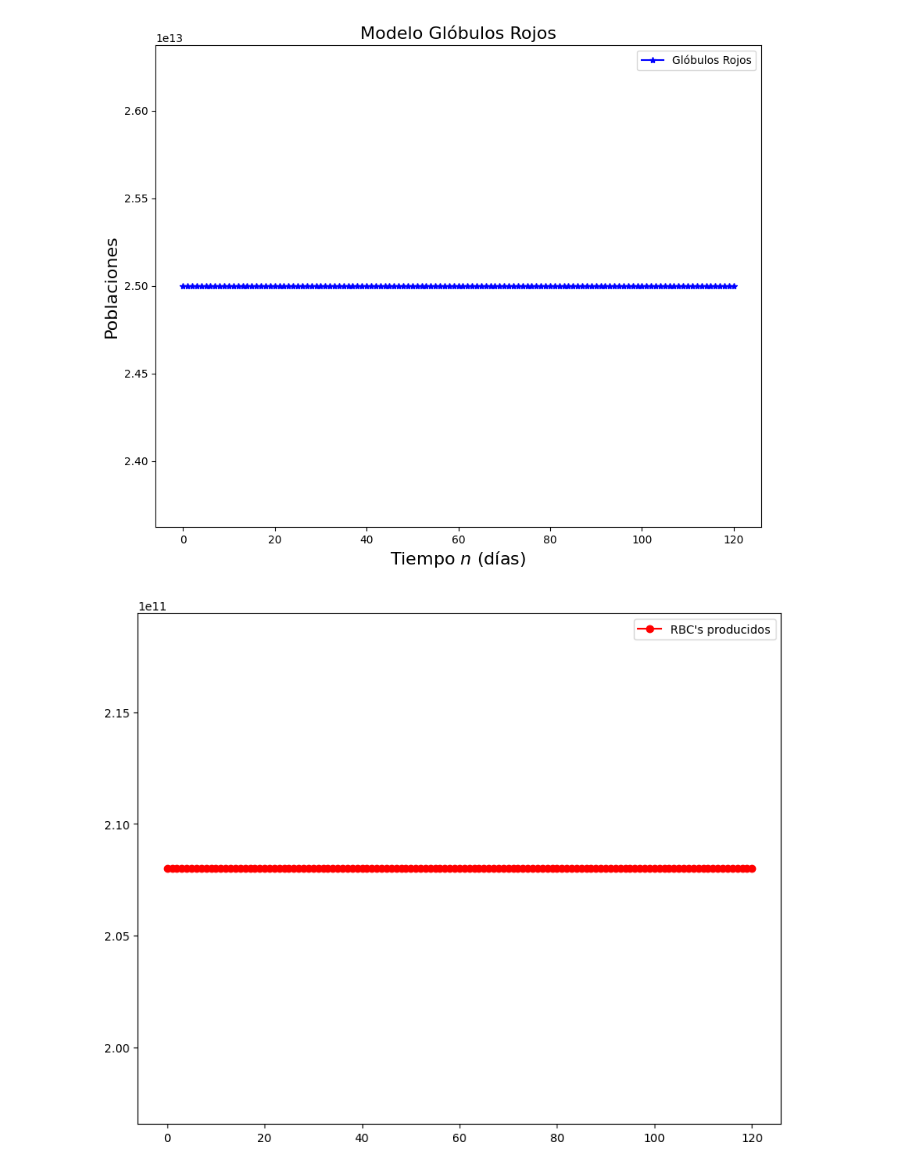
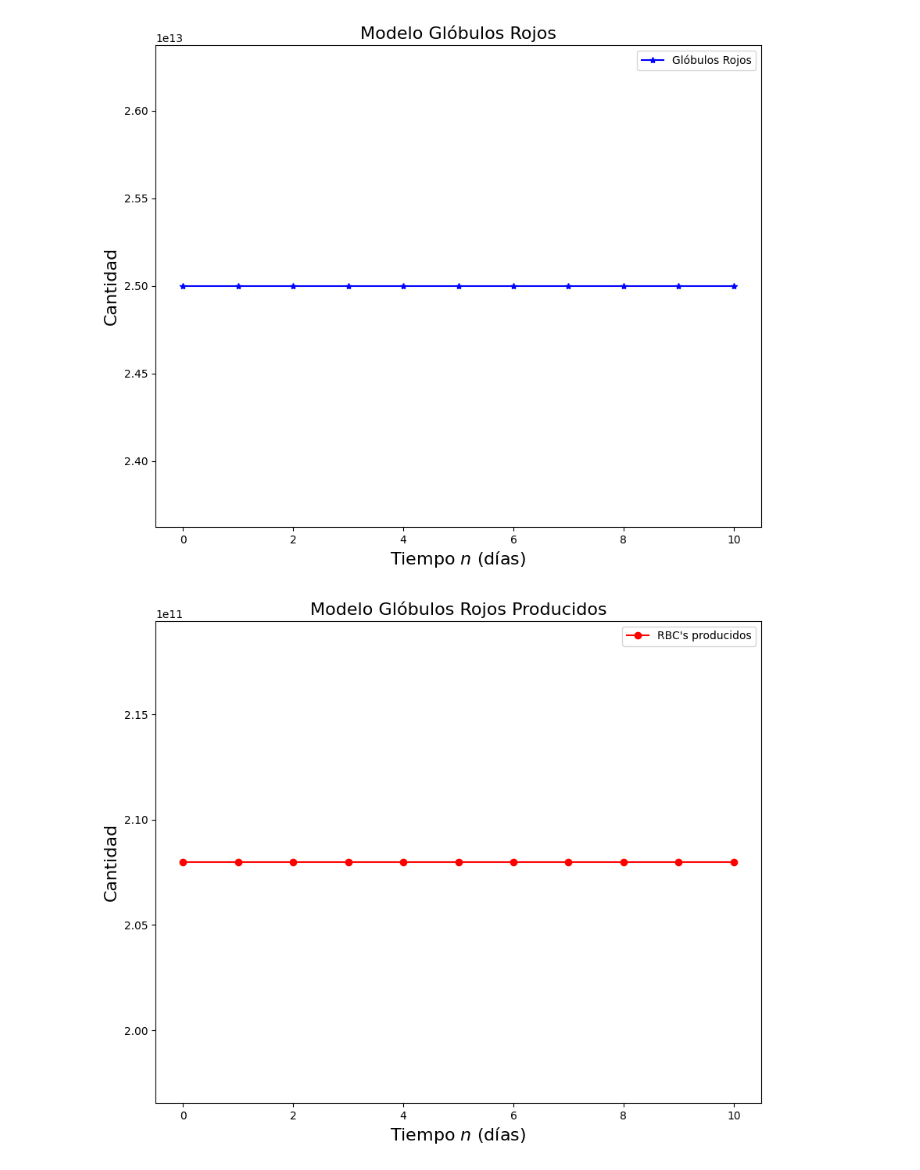
Before and after one commit to MiguelSC01/GraduationProject, a Jupyter notebook: Codigo/Tesis1[20].ipynb, the cells around one changed output. Saved outputs shown, nothing was run; the diff lists cells and outputs as text; code cells hidden in the pictures.

```diff
--- a/Codigo/Tesis1[20].ipynb
+++ b/Codigo/Tesis1[20].ipynb
@@ -20,7 +20,7 @@ print('Valores propios de A son =', w)
 print('Vectores propios de A son =', v)
 
 ##Arreglo de días
-N = 120
+N = 10
 n = np.linspace(0,N,N+1) # lista de 0 a N (N+1 elementos)
 
 ##Función de cambio
@@ -34,35 +34,38 @@ x = np.zeros(N+1)
 y = np.zeros(N+1)
 x[0]=x0
 y[0]=y0
 for i in range(1,N+1):
     res = fun(x[i-1],y[i-1])
     x[i] = res[0]
     y[i] = res[1]
 
 
 fig, ax = plt.subplots(figsize=[10,8])
 #plt.axis([0,10,0,1])
 plt.plot(n, x, color='blue',marker='*',label='Glóbulos Rojos') # GlobRoj
 plt.legend()
 plt.title('Modelo Glóbulos Rojos',fontsize='16')
 plt.xlabel('Tiempo $n$ (días)',fontsize='16')
-plt.ylabel('Poblaciones',fontsize='16')
+plt.ylabel('Cantidad',fontsize='16')
 #ax1.text(5, 0.2, r'$a = {}$'.format(a), fontsize=15)
 fig, ax = plt.subplots(figsize=[10,8])
 plt.plot(n, y, color='red',marker='o',label='RBC\'s producidos') # CMH
 plt.legend()
+plt.title('Modelo Glóbulos Rojos Producidos',fontsize='16')
+plt.xlabel('Tiempo $n$ (días)',fontsize='16')
+plt.ylabel('Cantidad',fontsize='16')
 
-solucion1 = ((1-f)+ np.sqrt((1-f)*(1-f)-4*(f)))/2
-solucion2 = ((1-f)- np.sqrt((1-f)*(1-f)-4*(f)))/2
+solucion1 = ((1-f)+ np.sqrt((1-f)*(1-f)+4*(f)*gamma))/2
+solucion2 = ((1-f)- np.sqrt((1-f)*(1-f)+4*(f)*gamma))/2
 print(solucion1)
 print(solucion2)
 # %% [output]
 Matriz A = [[0.99168 1.     ]
  [0.00832 0.     ]]
 Valores propios de A son = [ 1.      -0.00832]
 Vectores propios de A son = [[ 0.99996539 -0.70710678]
  [ 0.00831971  0.70710678]]
 1.0
 -0.00832000000000005
-[figure, old version]
+[figure, new version]
-[figure, old version]
+[figure, new version]
```
Also changed, not shown: parts of 2 cells of this notebook, 10 other files.
